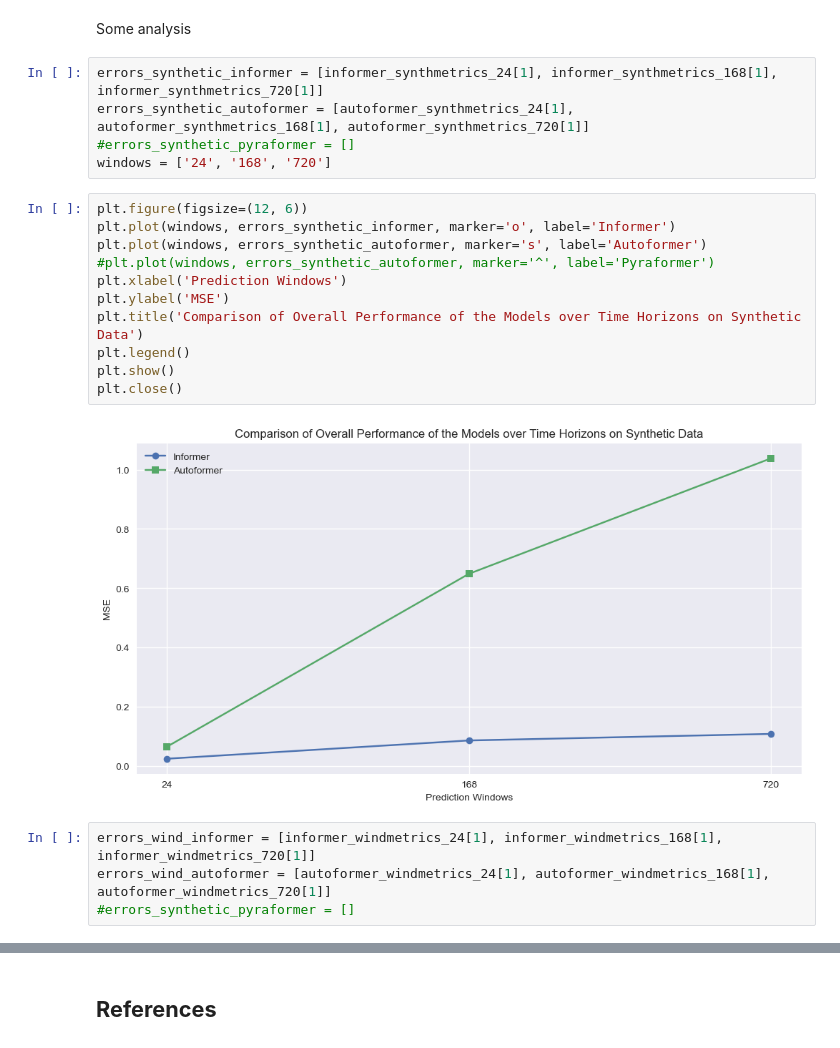
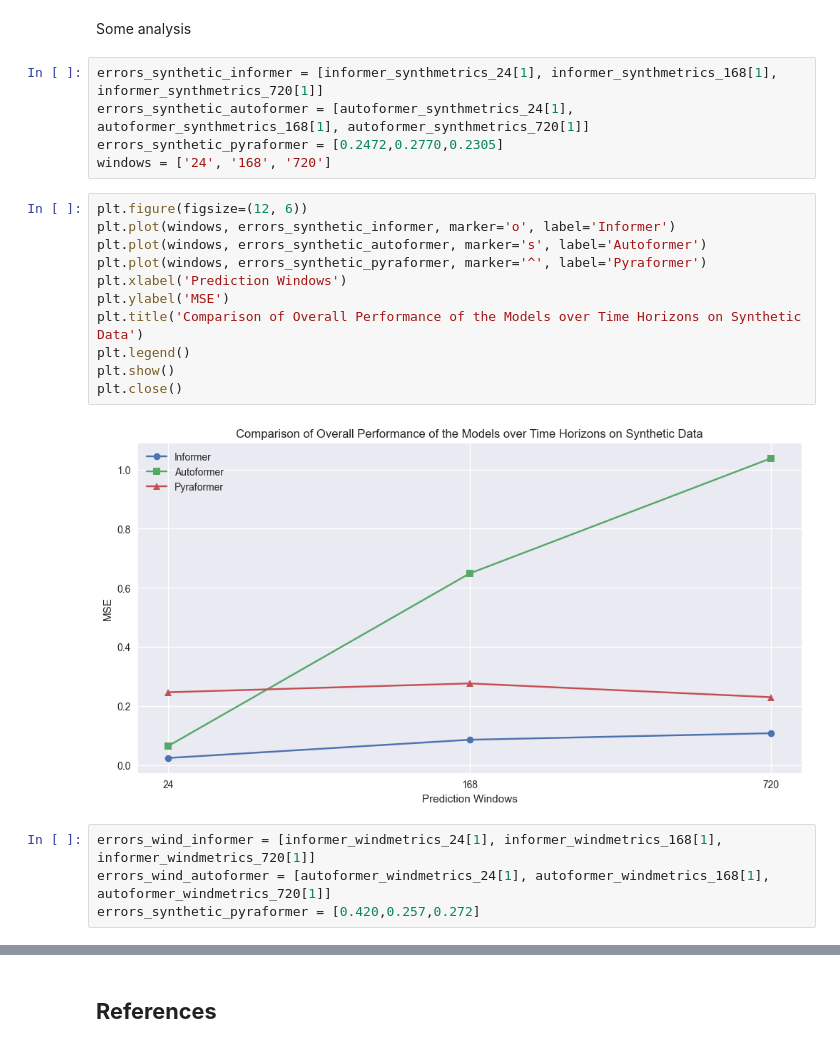
Before and after one commit to anasashb/TransformersEnergyTS, a Jupyter notebook: prototype.ipynb, the cells around one changed output, grey strips where cells are left out. Cells and saved outputs as stored; diff of their text form.

Commit message:
Added Pyraformer errors to MSE plots

```diff
--- a/prototype.ipynb
+++ b/prototype.ipynb
@@ -442,25 +442,25 @@ Some analysis
 # %%
 errors_synthetic_informer = [informer_synthmetrics_24[1], informer_synthmetrics_168[1], informer_synthmetrics_720[1]]
 errors_synthetic_autoformer = [autoformer_synthmetrics_24[1], autoformer_synthmetrics_168[1], autoformer_synthmetrics_720[1]]
-#errors_synthetic_pyraformer = []
+errors_synthetic_pyraformer = [0.2472,0.2770,0.2305]
 windows = ['24', '168', '720']
 # %%
 plt.figure(figsize=(12, 6))
 plt.plot(windows, errors_synthetic_informer, marker='o', label='Informer')
 plt.plot(windows, errors_synthetic_autoformer, marker='s', label='Autoformer')
-#plt.plot(windows, errors_synthetic_autoformer, marker='^', label='Pyraformer')
+plt.plot(windows, errors_synthetic_pyraformer, marker='^', label='Pyraformer')
 plt.xlabel('Prediction Windows')
 plt.ylabel('MSE')
 plt.title('Comparison of Overall Performance of the Models over Time Horizons on Synthetic Data')
 plt.legend()
 plt.show()
 plt.close()
 # %% [output]
-[figure, old version]
+[figure, new version]
 # %%
 errors_wind_informer = [informer_windmetrics_24[1], informer_windmetrics_168[1], informer_windmetrics_720[1]]
 errors_wind_autoformer = [autoformer_windmetrics_24[1], autoformer_windmetrics_168[1], autoformer_windmetrics_720[1]]
-#errors_synthetic_pyraformer = []
+errors_synthetic_pyraformer = [0.420,0.257,0.272]
 # %%
 plt.figure(figsize=(12, 6))
 plt.plot(windows, errors_wind_informer, marker='o', label='Informer')
```
Also changed, not shown: parts of 2 cells of this notebook.
